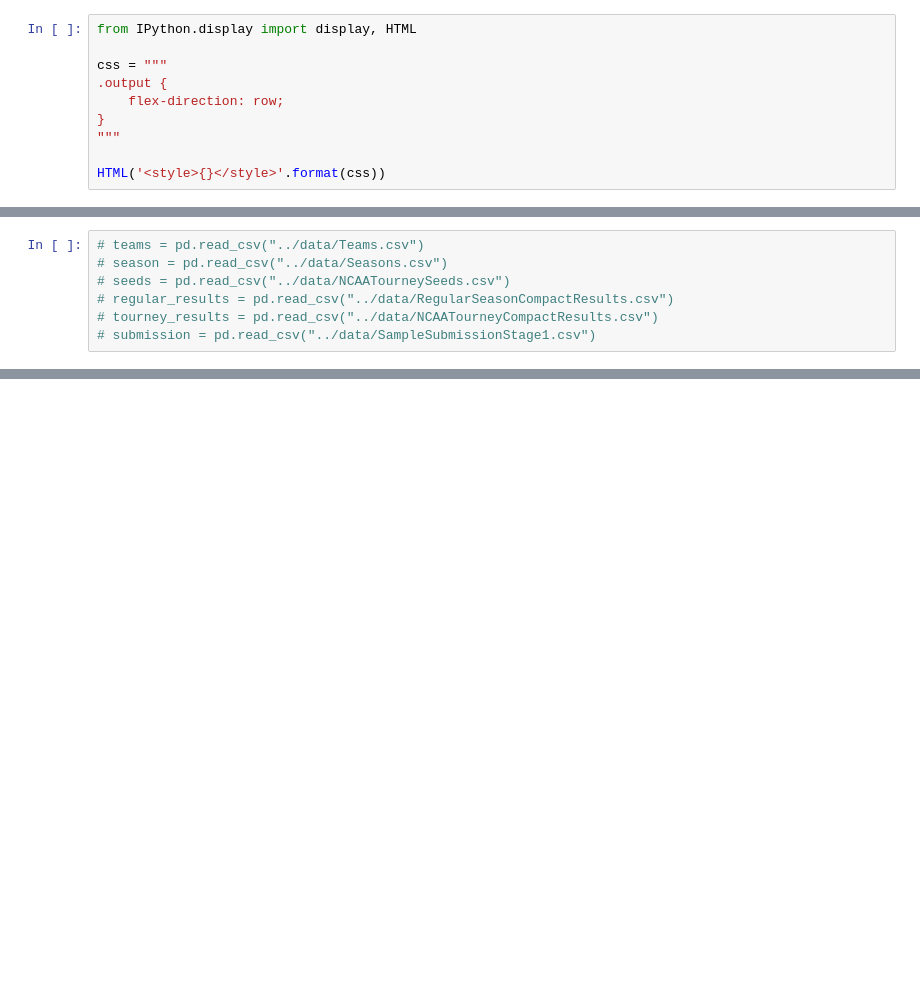
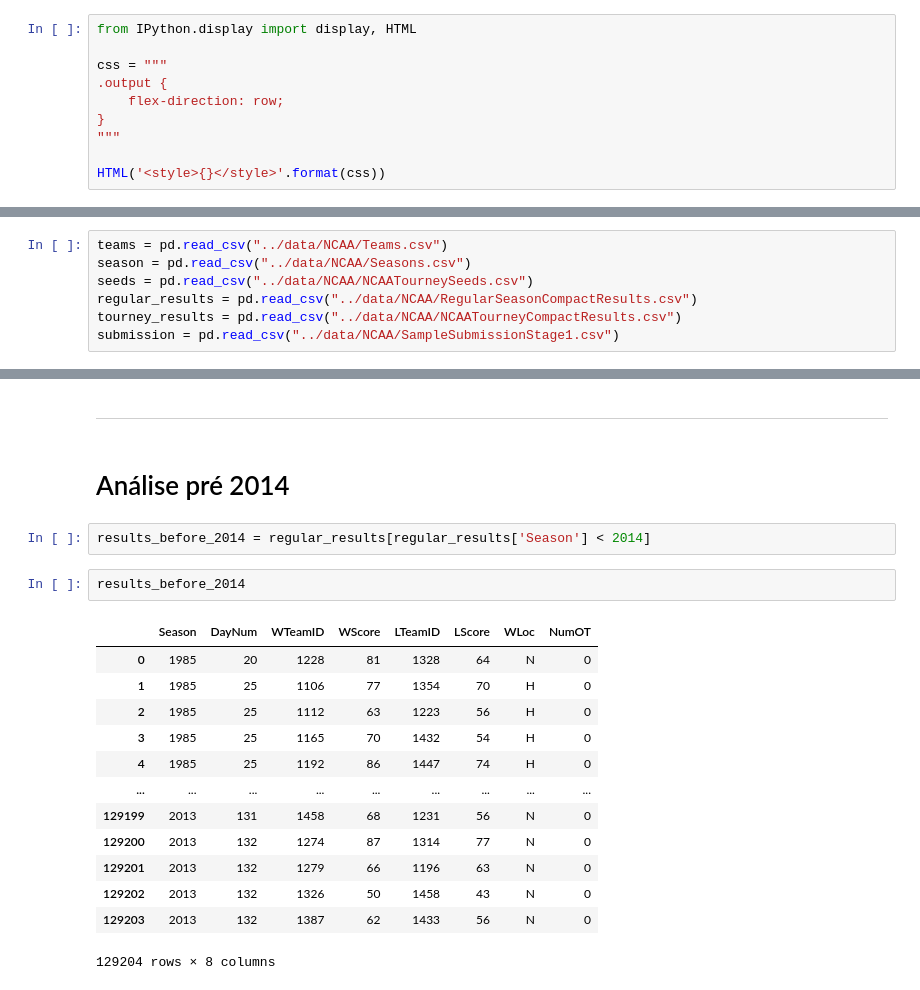
Before and after one commit to NicolasCho/projeto_ML, a Jupyter notebook: src/previsao.ipynb, the cells around one changed output, grey strips where cells are left out. Saved outputs shown, nothing was run; the diff lists cells and outputs as text; blank space fills up the shorter version.

```diff
--- a/src/previsao.ipynb
+++ b/src/previsao.ipynb
@@ -14,8 +17,8 @@ HTML('<style>{}</style>'.format(css))
 # %%
-# teams = pd.read_csv("../data/Teams.csv")
-# season = pd.read_csv("../data/Seasons.csv")
-# seeds = pd.read_csv("../data/NCAATourneySeeds.csv")
-# regular_results = pd.read_csv("../data/RegularSeasonCompactResults.csv")
-# tourney_results = pd.read_csv("../data/NCAATourneyCompactResults.csv")
-# submission = pd.read_csv("../data/SampleSubmissionStage1.csv")
+teams = pd.read_csv("../data/NCAA/Teams.csv")
+season = pd.read_csv("../data/NCAA/Seasons.csv")
+seeds = pd.read_csv("../data/NCAA/NCAATourneySeeds.csv")
+regular_results = pd.read_csv("../data/NCAA/RegularSeasonCompactResults.csv")
+tourney_results = pd.read_csv("../data/NCAA/NCAATourneyCompactResults.csv")
+submission = pd.read_csv("../data/NCAA/SampleSubmissionStage1.csv")
 # %%
@@ -45,0 +56,22 @@ tracks
+# %% [markdown]
+---
+# %% [markdown]
+# Análise pré 2014
+# %%
+results_before_2014 = regular_results[regular_results['Season'] < 2014]
+# %%
+results_before_2014
+# %% [output]
+|  | Season | DayNum | WTeamID | WScore | LTeamID | LScore | WLoc | NumOT |
+| 0 | 1985 | 20 | 1228 | 81 | 1328 | 64 | N | 0 |
+| 1 | 1985 | 25 | 1106 | 77 | 1354 | 70 | H | 0 |
+| 2 | 1985 | 25 | 1112 | 63 | 1223 | 56 | H | 0 |
+| 3 | 1985 | 25 | 1165 | 70 | 1432 | 54 | H | 0 |
+| 4 | 1985 | 25 | 1192 | 86 | 1447 | 74 | H | 0 |
+| ... | ... | ... | ... | ... | ... | ... | ... | ... |
+| 129199 | 2013 | 131 | 1458 | 68 | 1231 | 56 | N | 0 |
+| 129200 | 2013 | 132 | 1274 | 87 | 1314 | 77 | N | 0 |
+| 129201 | 2013 | 132 | 1279 | 66 | 1196 | 63 | N | 0 |
+| 129202 | 2013 | 132 | 1326 | 50 | 1458 | 43 | N | 0 |
+| 129203 | 2013 | 132 | 1387 | 62 | 1433 | 56 | N | 0 |
+129204 rows × 8 columns
```
Also changed, not shown: parts of 16 cells of this notebook.
